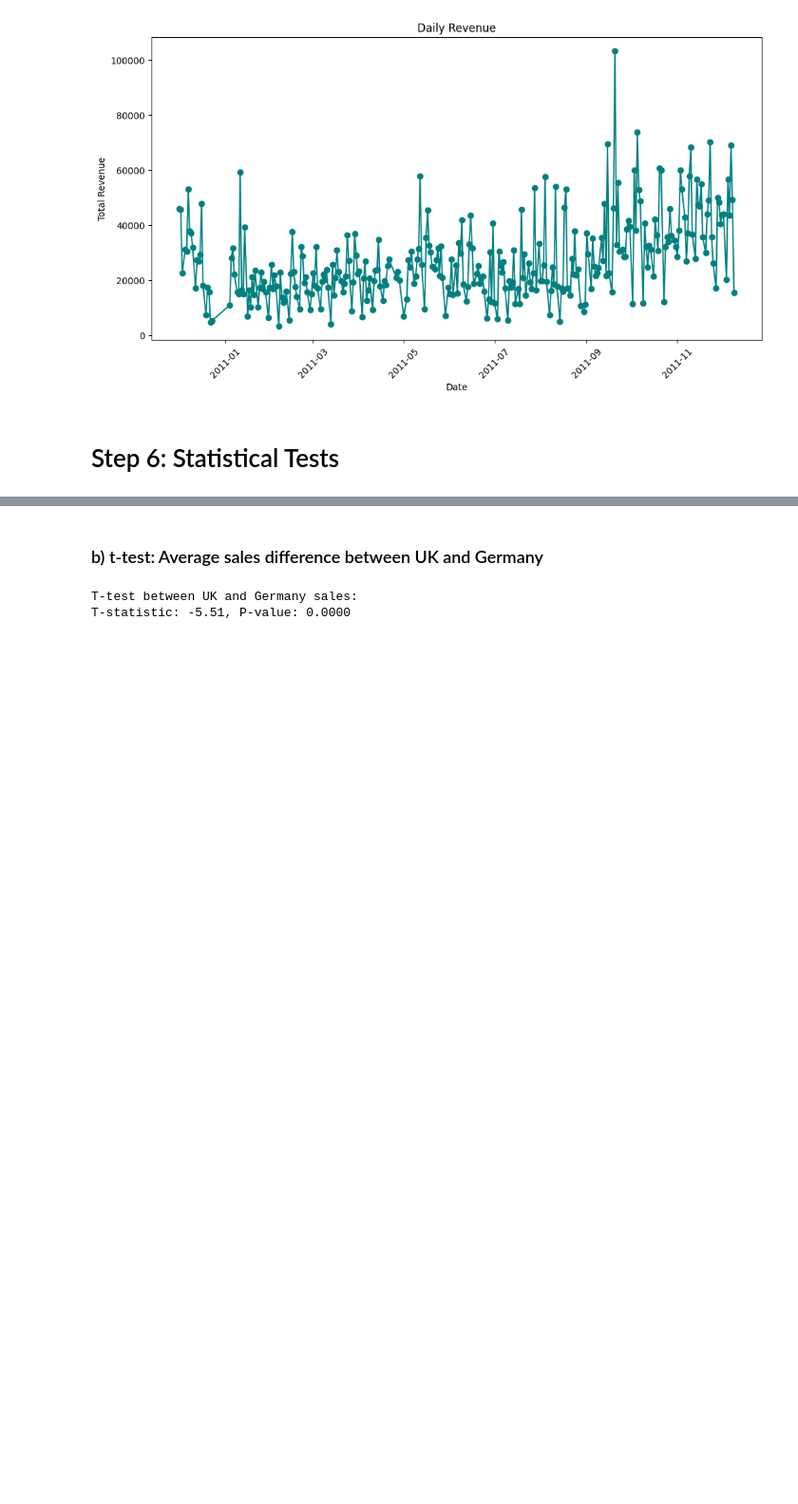
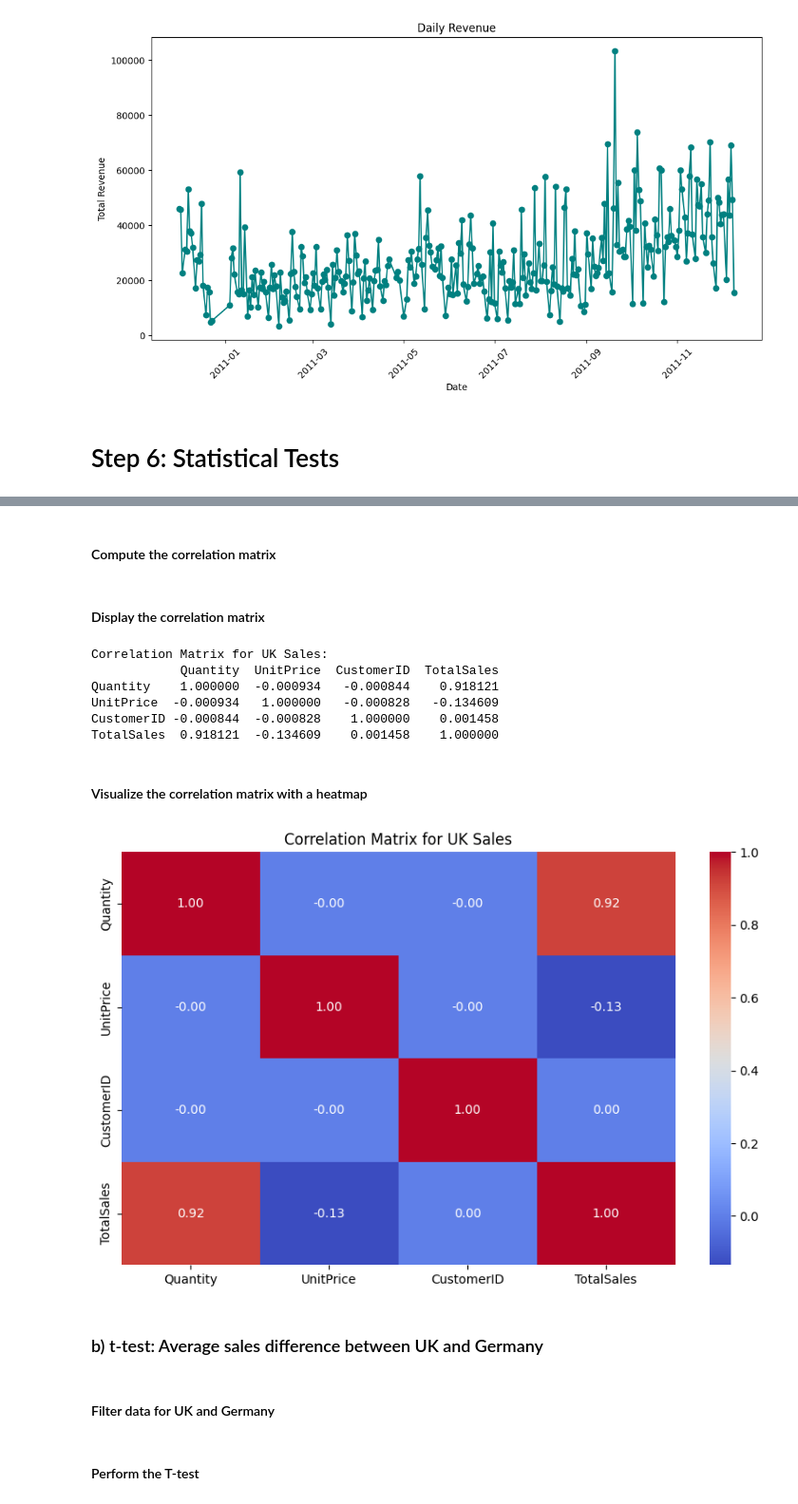
Before and after one commit to chouaib-629/CustomerSegmentation, a Jupyter notebook: preproccessing/main.ipynb, the cells around one changed output, grey strips where cells are left out. Shown: that part at 95% size. Saved outputs shown, nothing was run; the diff lists cells and outputs as text; code cells hidden in the pictures; blank space fills up the shorter version.

```diff
--- a/preproccessing/main.ipynb
+++ b/preproccessing/main.ipynb
@@ -26,7 +26,7 @@ from scipy.stats import ttest_ind
 # %% [markdown]
 # Step 1: Load the Dataset
 # %%
-data = pd.read_csv("../input/online_retail.csv")
+data = pd.read_csv("../online_retail.csv")
 data.head()
 # %% [output]
 |  | InvoiceNo | StockCode | Description | Quantity | InvoiceDate | UnitPrice | CustomerID | Country |
@@ -134,0 +132,2 @@ Correlation between Quantity and UnitPrice: -0.00
+# %%
+uk_data = data[data['Country'] == "United Kingdom"]
@@ -135,12 +136,36 @@ Correlation between Quantity and UnitPrice: -0.00
+# %%
+numerical_columns = uk_data.select_dtypes(include=["float64", "int64"]).columns
+# %% [markdown]
+#### Compute the correlation matrix
+# %%
+correlation_matrix = uk_data[numerical_columns].corr()
+# %% [markdown]
+#### Display the correlation matrix
+# %%
+print("Correlation Matrix for UK Sales:")
+print(correlation_matrix)
+# %% [output]
+Correlation Matrix for UK Sales:
+            Quantity  UnitPrice  CustomerID  TotalSales
+Quantity    1.000000  -0.000934   -0.000844    0.918121
+UnitPrice  -0.000934   1.000000   -0.000828   -0.134609
+CustomerID -0.000844  -0.000828    1.000000    0.001458
+TotalSales  0.918121  -0.134609    0.001458    1.000000
+# %% [markdown]
+#### Visualize the correlation matrix with a heatmap
+# %%
+plt.figure(figsize=(10, 6))
+sns.heatmap(correlation_matrix, annot=True, cmap="coolwarm", fmt=".2f")
+plt.title("Correlation Matrix for UK Sales")
+plt.show()
+# %% [output]
+[figure, added]
 # %% [markdown]
 ### b) t-test: Average sales difference between UK and Germany
+# %% [markdown]
+#### Filter data for UK and Germany
 # %%
-uk_sales = data[data['Country'] == "United Kingdom"]['TotalSales']
-germany_sales = data[data['Country'] == "Germany"]['TotalSales']
-
-t_stat, p_value = ttest_ind(uk_sales, germany_sales, equal_var=False)
-print(f"T-test between UK and Germany sales:")
-print(f"T-statistic: {t_stat:.2f}, P-value: {p_value:.4f}")
+uk_sales = data[data['Country'] == 'United Kingdom']['TotalSales']
+germany_sales = data[data['Country'] == 'Germany']['TotalSales']
-# %% [output]
-T-test between UK and Germany sales:
-T-statistic: -5.51, P-value: 0.0000
+# %% [markdown]
+#### Perform the T-test
```
Also changed, not shown: parts of 13 cells of this notebook, 2 other files.
